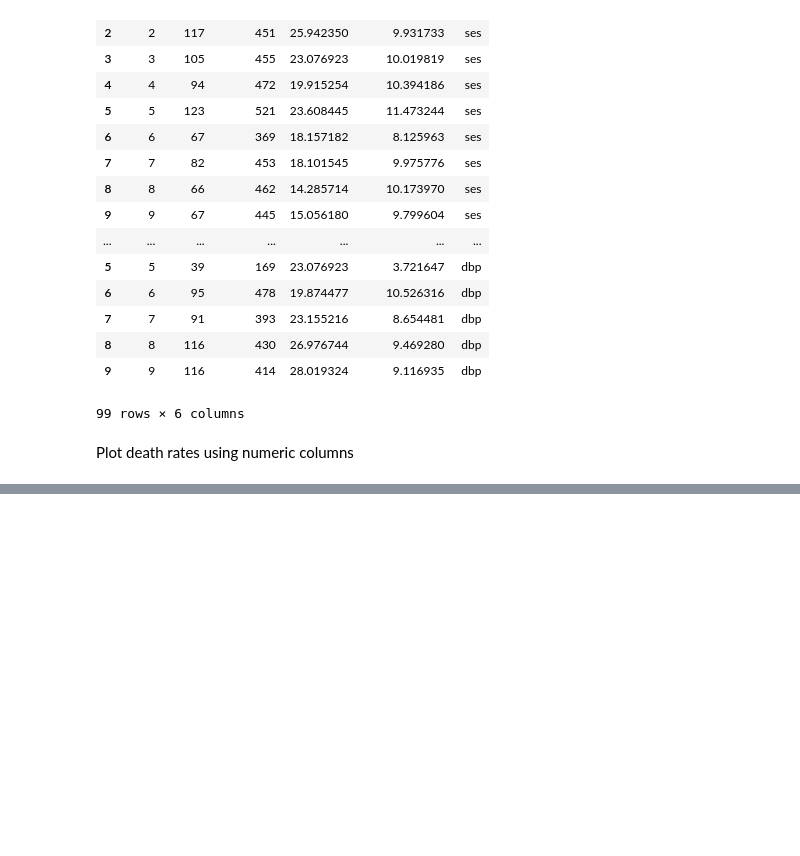
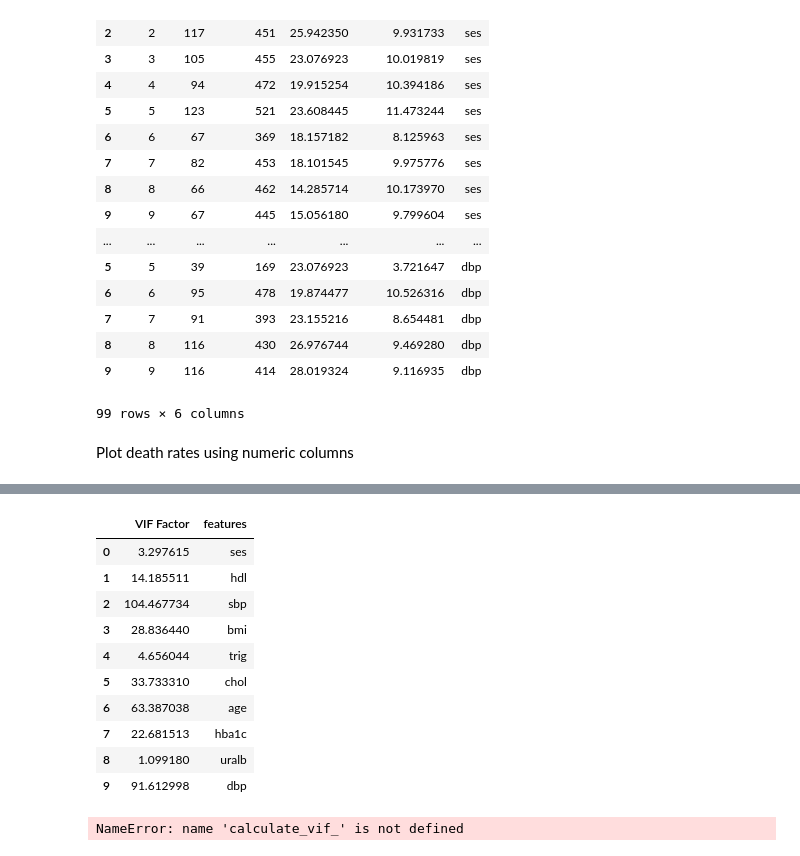
Before and after one commit to jibinmathew69/Nhanes, a Jupyter notebook: Nhanes3.ipynb, the cells around one changed output, grey strips where cells are left out. Saved outputs shown, nothing was run; the diff lists cells and outputs as text; code cells hidden in the pictures; blank space fills up the shorter version.

```diff
--- a/Nhanes3.ipynb
+++ b/Nhanes3.ipynb
@@ -450,3 +452,22 @@ plt_event_rate(er_data)
 [interactive output not drawn]
 [interactive output not drawn]
 [interactive output not drawn]
+# %%
+X = data[numerical_columns].values
+# %%
+vif = pd.DataFrame()
+vif["VIF Factor"] = [variance_inflation_factor(X, i) for i in range(X.shape[1])]
+vif["features"] = numerical_columns
+vif
+# %% [output]
+|  | VIF Factor | features |
+| 0 | 3.297615 | ses |
+| 1 | 14.185511 | hdl |
+| 2 | 104.467734 | sbp |
+| 3 | 28.836440 | bmi |
+| 4 | 4.656044 | trig |
+| 5 | 33.733310 | chol |
+| 6 | 63.387038 | age |
+| 7 | 22.681513 | hba1c |
+| 8 | 1.099180 | uralb |
+| 9 | 91.612998 | dbp |
@@ -452,0 +491,4 @@ plt_event_rate(er_data)
+# %%
+data_filtered_num = calculate_vif_(data[numerical_columns])
+# %% [output]
+NameError: name 'calculate_vif_' is not defined
```
Also changed, not shown: parts of 2 cells of this notebook.
